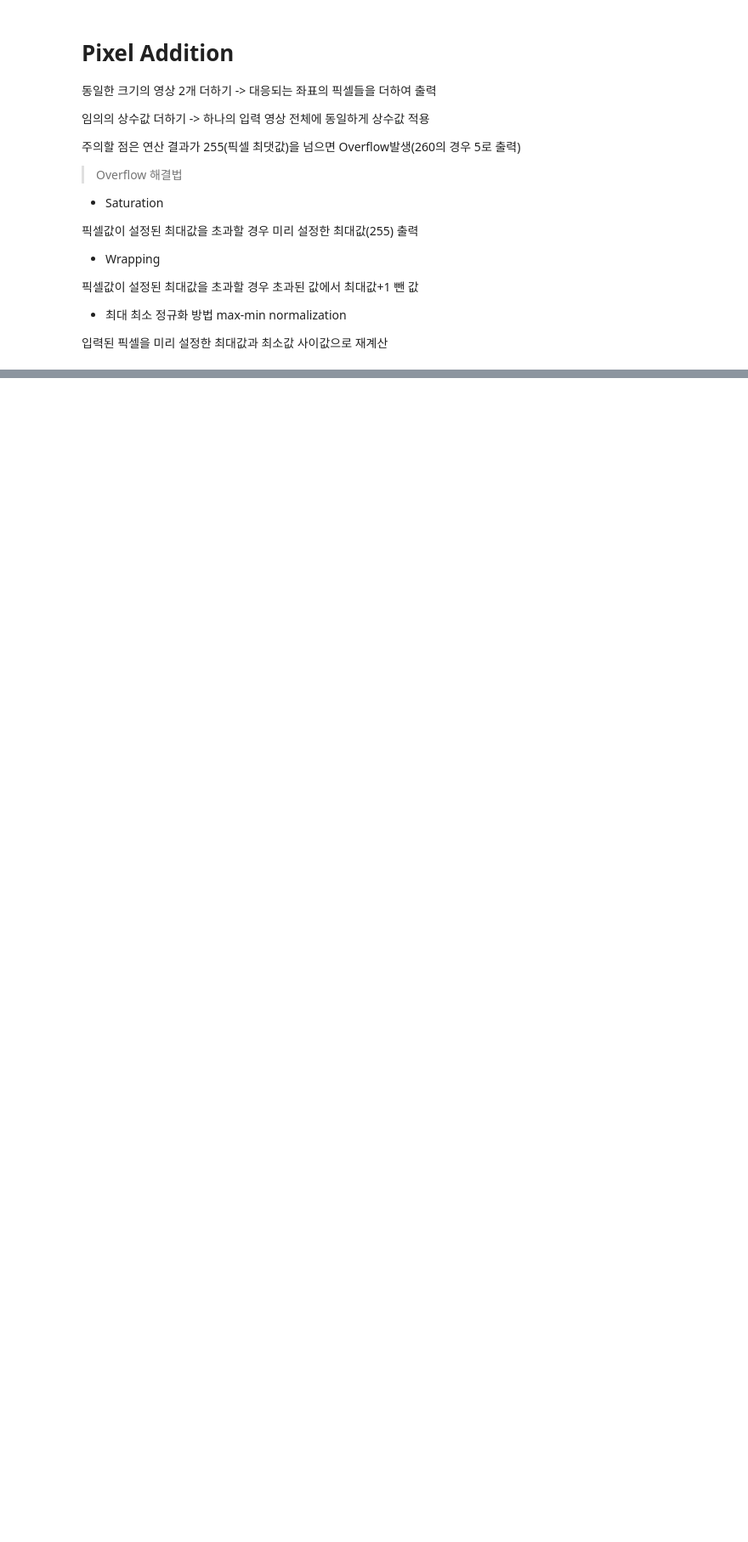
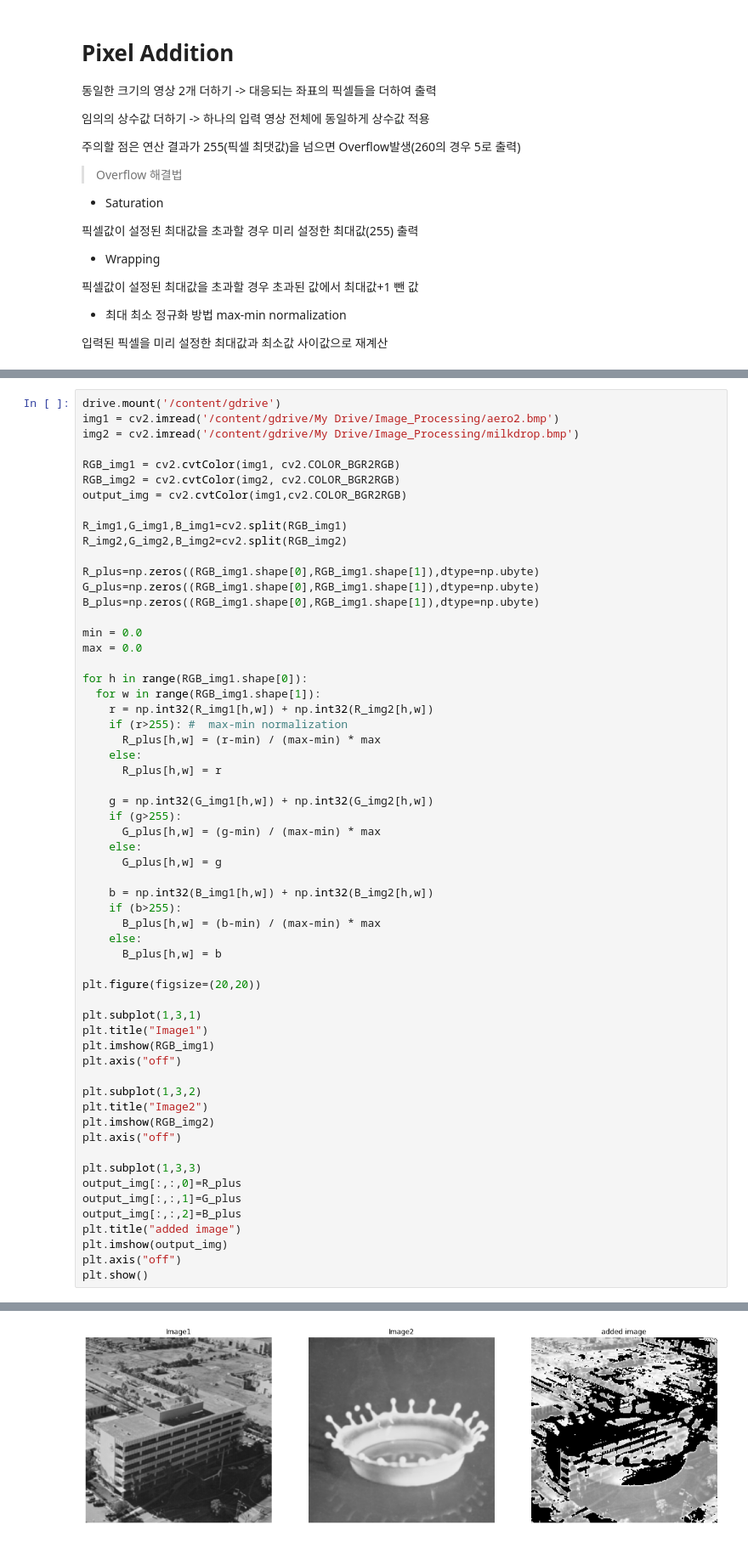
Before and after one commit to olzlt/OpenCV, a Jupyter notebook: OpenCV영상처리_03_영상의_산술_및_논리_연산.ipynb, the cells around one changed output, grey strips where cells are left out. Shown at 85% size. Drawn from its saved outputs; the diff is of its cells as text; blank space fills up the shorter version.

```diff
--- a/OpenCV영상처리_03_영상의_산술_및_논리_연산.ipynb
+++ b/OpenCV영상처리_03_영상의_산술_및_논리_연산.ipynb
@@ -36,0 +192,60 @@ O(x,y) = f[I(x,y)]
+# %%
+drive.mount('/content/gdrive')
+img1 = cv2.imread('/content/gdrive/My Drive/Image_Processing/aero2.bmp')
+img2 = cv2.imread('/content/gdrive/My Drive/Image_Processing/milkdrop.bmp')
+
+RGB_img1 = cv2.cvtColor(img1, cv2.COLOR_BGR2RGB)
+RGB_img2 = cv2.cvtColor(img2, cv2.COLOR_BGR2RGB)
+output_img = cv2.cvtColor(img1,cv2.COLOR_BGR2RGB)
+
+R_img1,G_img1,B_img1=cv2.split(RGB_img1)
+R_img2,G_img2,B_img2=cv2.split(RGB_img2)
+
+R_plus=np.zeros((RGB_img1.shape[0],RGB_img1.shape[1]),dtype=np.ubyte)
+G_plus=np.zeros((RGB_img1.shape[0],RGB_img1.shape[1]),dtype=np.ubyte)
+B_plus=np.zeros((RGB_img1.shape[0],RGB_img1.shape[1]),dtype=np.ubyte)
+
+min = 0.0
+max = 0.0
+
+for h in range(RGB_img1.shape[0]):
+  for w in range(RGB_img1.shape[1]):
+    r = np.int32(R_img1[h,w]) + np.int32(R_img2[h,w])
+    if (r>255): #  max-min normalization
+      R_plus[h,w] = (r-min) / (max-min) * max
+    else:
+      R_plus[h,w] = r
+
+    g = np.int32(G_img1[h,w]) + np.int32(G_img2[h,w])
+    if (g>255):
+      G_plus[h,w] = (g-min) / (max-min) * max
+    else:
+      G_plus[h,w] = g
+
+    b = np.int32(B_img1[h,w]) + np.int32(B_img2[h,w])
+    if (b>255):
+      B_plus[h,w] = (b-min) / (max-min) * max
+    else:
+      B_plus[h,w] = b
+
+plt.figure(figsize=(20,20))
+
+plt.subplot(1,3,1)
+plt.title("Image1")
+plt.imshow(RGB_img1)
+plt.axis("off")
+
+plt.subplot(1,3,2)
+plt.title("Image2")
+plt.imshow(RGB_img2)
+plt.axis("off")
+
+plt.subplot(1,3,3)
+output_img[:,:,0]=R_plus
+output_img[:,:,1]=G_plus
+output_img[:,:,2]=B_plus
+plt.title("added image")
+plt.imshow(output_img)
+plt.axis("off")
+plt.show()
+# %% [output]
@@ -37,3 +253,4 @@ O(x,y) = f[I(x,y)]
+[figure, added]
 # %% [markdown]
 # Pixel Subtraction
 
```
Also changed, not shown: parts of 14 cells of this notebook.
